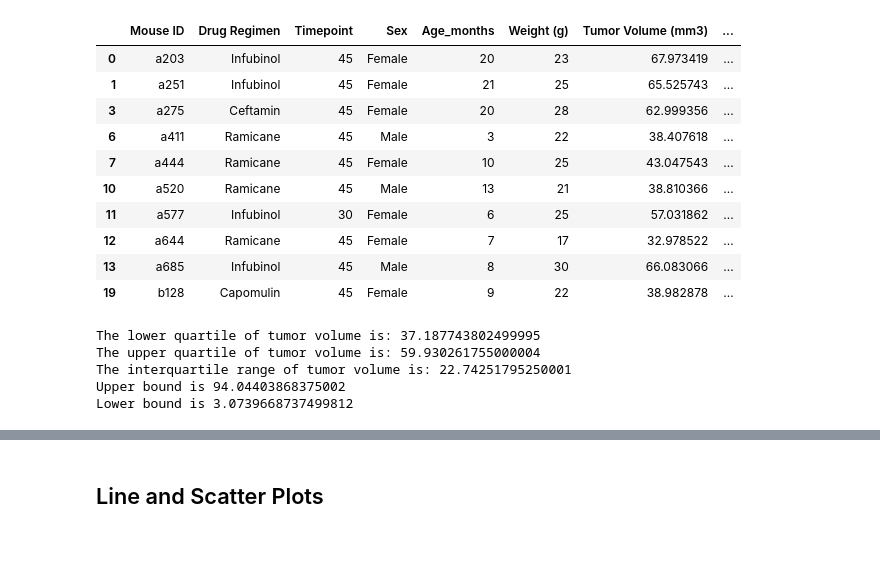
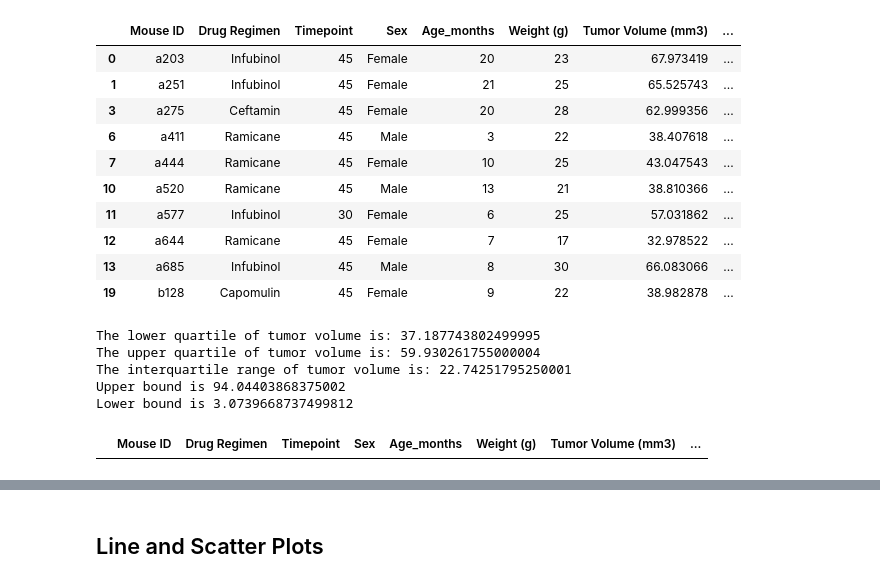
Before and after one commit to SommerKim/drug-study-visualization, a Jupyter notebook: Pymaceuticals/pymaceuticals_starter.ipynb, the cells around one changed output, grey strips where cells are left out. Cells and saved outputs as stored; diff of their text form; code cells hidden in the pictures; blank space fills up the shorter version.

```diff
--- a/Pymaceuticals/pymaceuticals_starter.ipynb
+++ b/Pymaceuticals/pymaceuticals_starter.ipynb
@@ -262,35 +262,36 @@ print(f"The lower quartile of tumor volume is: {q1}")
 print(f"The upper quartile of tumor volume is: {q3}")
 print(f"The interquartile range of tumor volume is: {iqr}")
 
 # Use the Interquartile Rule to find outliers
 upper_bound = q3 + (iqr * 1.5)
 lower_bound = q1 - (iqr * 1.5)
 
 print(f"Upper bound is {upper_bound}")
 print(f"Lower bound is {lower_bound}")
 
 # Locate the rows which contain mice on each drug and get the tumor volumes # add subset
 drugs, vol = zip(*drug_vol_list)
 
 for index, drug in enumerate(drugs):
     if drug == "Capomulin":
         capo_tumor_vol_data.append(vol[index])
     elif drug == "Ramicane":
         ram_tumor_vol_data.append(vol[index])
     elif drug == "Infubinol":
         inf_tumor_vol_data.append(vol[index])
     elif drug == "Ceftamin":
         cef_tumor_vol_data.append(vol[index])
 
 # Determine outliers using upper and lower bounds
-# outlier_vol_capo = final_vol_df.loc[(final_vol_df['Tumor Volume (mm3)'] < lower_bound) | (final_vol_df['Tumor Volume (mm3)'] > upper_bound)]
-# outlier_vol_capo
+outlier_vol_capo = final_vol_df.loc[(final_vol_df['Tumor Volume (mm3)'] < lower_bound) | (final_vol_df['Tumor Volume (mm3)'] > upper_bound)]
+outlier_vol_capo
 # %% [output]
 The lower quartile of tumor volume is: 37.187743802499995
 The upper quartile of tumor volume is: 59.930261755000004
 The interquartile range of tumor volume is: 22.74251795250001
 Upper bound is 94.04403868375002
 Lower bound is 3.0739668737499812
+|  | Mouse ID | Drug Regimen | Timepoint | Sex | Age_months | Weight (g) | Tumor Volume (mm3) | ... |
 # %%
 # Generate a box plot of the final tumor volume of each mouse across four regimens of interest
 # using Matplotlib
```
Also changed, not shown: parts of 1 cell of this notebook.
